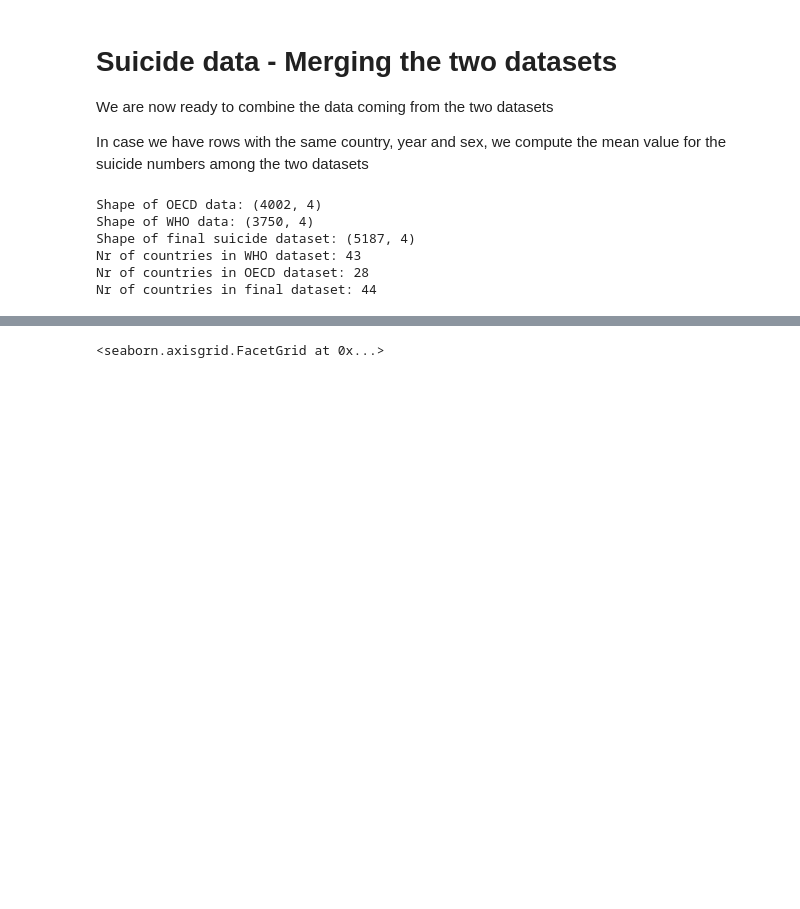
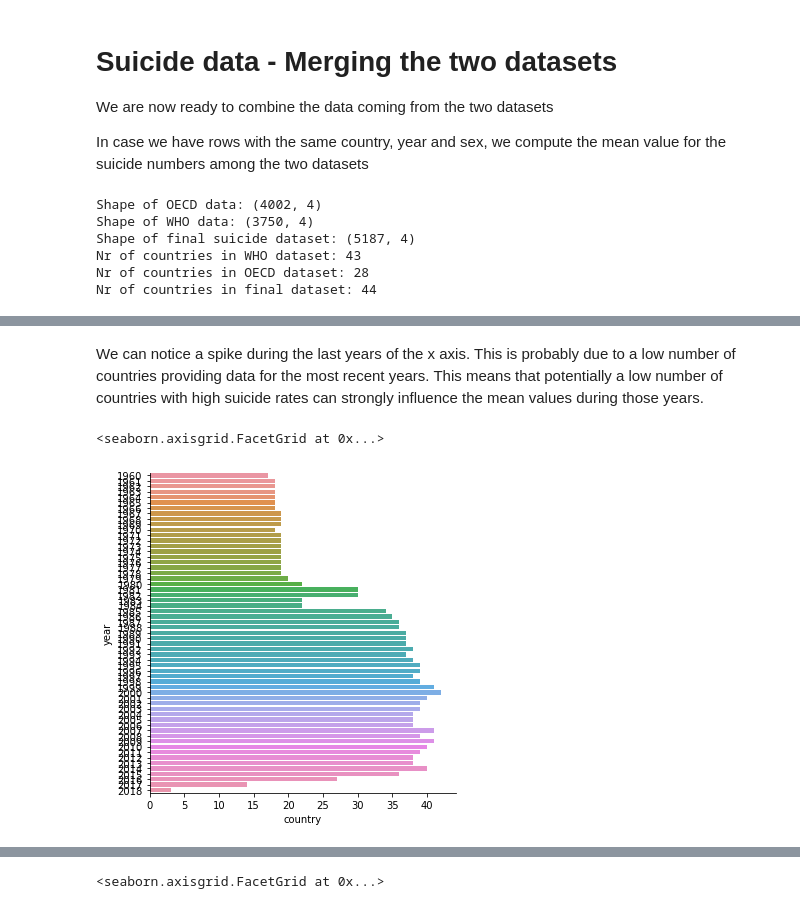
Before and after one commit to iberius96/Python-Suicides-Europe, a Jupyter notebook: main.ipynb, the cells around one changed output, grey strips where cells are left out. Saved outputs shown, nothing was run; the diff lists cells and outputs as text; code cells hidden in the pictures; blank space fills up the shorter version.

```diff
--- a/main.ipynb
+++ b/main.ipynb
@@ -349,0 +435,13 @@ suicide.head()
+# %% [markdown]
+We can notice a spike during the last years of the x axis. This is probably due to a low number of countries providing data for the most recent years. This means that potentially a low number of countries with high suicide rates can strongly influence the mean values during those years.
+# %%
+sns.catplot(
+    y="year",
+    x="country",
+    data=suicide.groupby(['year', 'sex']).country.count().reset_index(),
+    kind='bar',
+    orient='h'
+)
+# %% [output]
+<seaborn.axisgrid.FacetGrid at 0x...>
+[figure, added]
```
Also changed, not shown: parts of 37 cells of this notebook.
